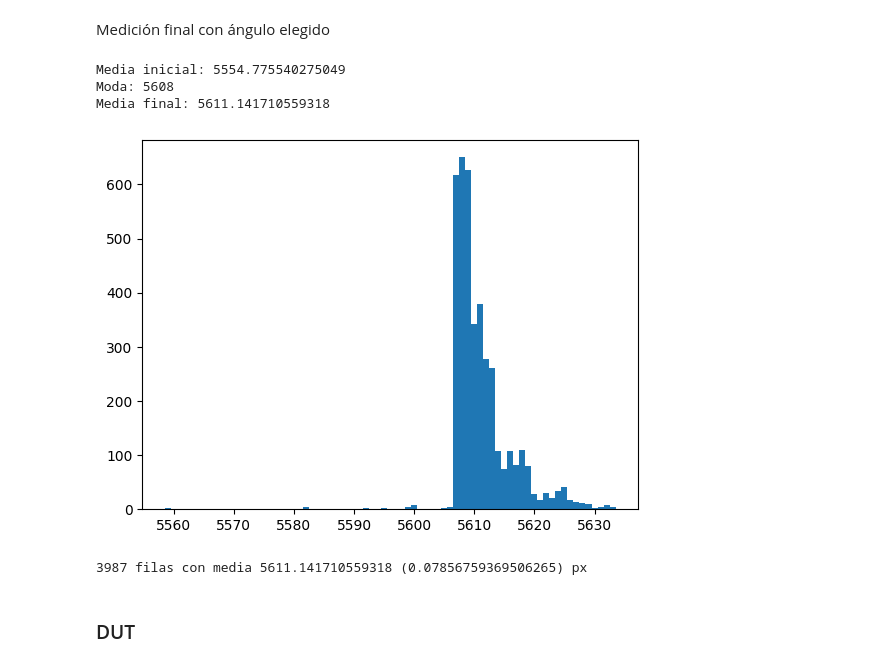
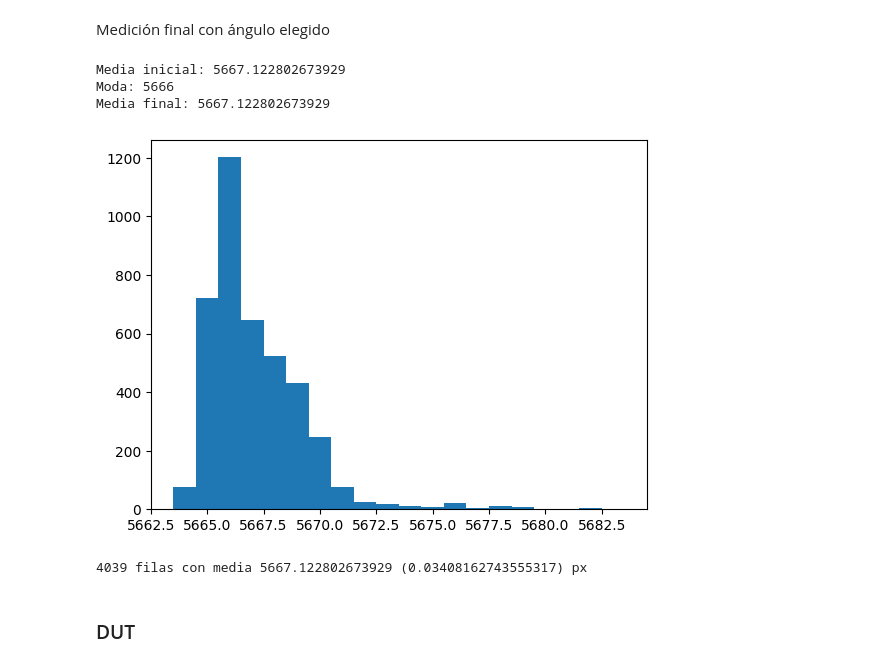
Before and after one commit to MartinMusumano/Medicion_lineas_RF, a Jupyter notebook: medicion_diametros.ipynb, the cells around one changed output. Cells and saved outputs as stored; diff of their text form; code cells hidden in the pictures.

```diff
--- a/medicion_diametros.ipynb
+++ b/medicion_diametros.ipynb
@@ -100,13 +100,15 @@ else:
     # Se definen valores fijos que normalmente funcionan
     N_dut = 15
     N_pat = 15
-    th1_dut, th2_dut = (dut.max()//2, dut.max)      # Borde en medio
-    th1_pat, th2_pat = (patron.max()//2, patron.max)
+    th1_dut, th2_dut = (dut.max()//2, dut.max())      # Borde en medio
+    th1_pat, th2_pat = (patron.max()//2, patron.max())
 
     if METODO==CANNY:
-        edges1 = Canny_Edges(dut, th1_dut, th2_dut, False, 3)    #Deteccion de bordes
+        bs = 3          # blur_size
+        l2g = False     # L2gradient
+        edges1 = Canny_Edges(dut, th1_dut, th2_dut, l2g, bs)    #Deteccion de bordes
         if calcular_patron:
-            edges2 = Canny_Edges(patron, th1_pat, th2_pat, False, 3)    #Deteccion de bordes
+            edges2 = Canny_Edges(patron, th1_pat, th2_pat, l2g, bs)    #Deteccion de bordes
     elif METODO==THRESHOLD:
         edges1 = Thresholding(dut, th1_dut, th2_dut)
         if calcular_patron:
@@ -187,26 +184,26 @@ Ajuste entre ambos lados: -0.606 °
 Medición final con ángulo elegido
 # %%
 # Correccion a mano
-angulo_elegido = 0.2
+angulo_elegido = 0.618
 # %%
 if calcular_patron:
     img = rotate_and_cut(patron, angulo_elegido)  # Rota la imagen g grados según lo ajustado
     if METODO==CANNY:
         edges = Canny_Edges(img, th1_pat, th2_pat)    #Deteccion de bordes
     elif METODO==THRESHOLD:
         edges = Thresholding(img, th1_pat, th2_pat)
     elif METODO==KNEE:
         edges = Knee_Detection(img, N_pat)
     show_image(edges, SCALE)
     # cv2.imwrite(DIR + "Pat_Edges.bmp", edges)
-    diams1 = direct_distance(edges, outlier_percent=1, plot=True)   #Mide distancias entre bordes
+    diams1 = direct_distance(edges, outlier_percent=0.5, plot=True)   #Mide distancias entre bordes
     mean_patron, u_patron = measure_distribution(diams1)   #Guarda las medias y desvios
 # %% [output]
-Media inicial: 5554.775540275049
-Moda: 5608
-Media final: 5611.141710559318
+Media inicial: 5667.122802673929
+Moda: 5666
+Media final: 5667.122802673929
-[figure, old version]
+[figure, new version]
-3987 filas con media 5611.141710559318 (0.07856759369506265) px
+4039 filas con media 5667.122802673929 (0.03408162743555317) px
 # %% [markdown]
 ### DUT
 # %%
```
Also changed, not shown: parts of 6 cells of this notebook, 1 other file.
